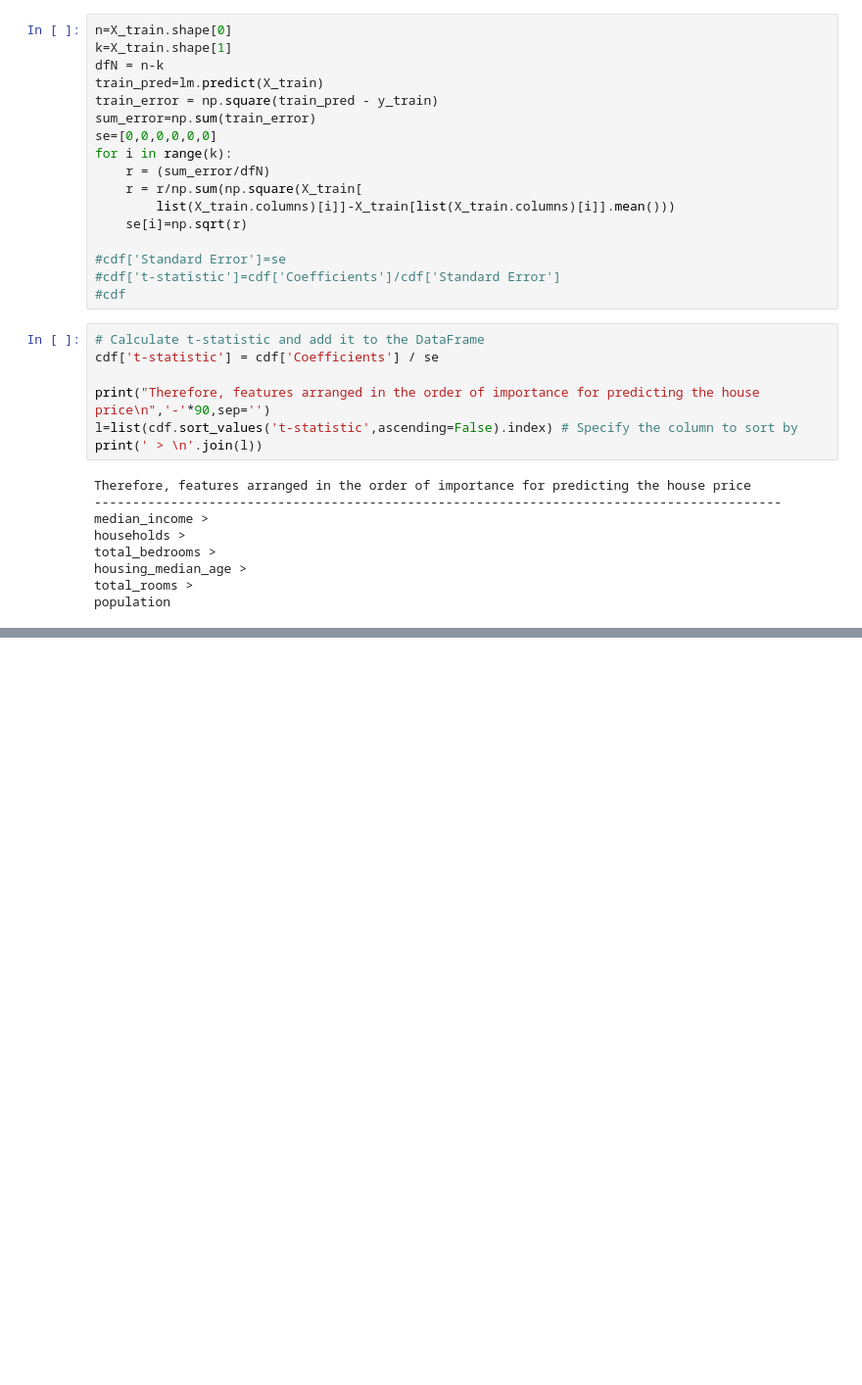
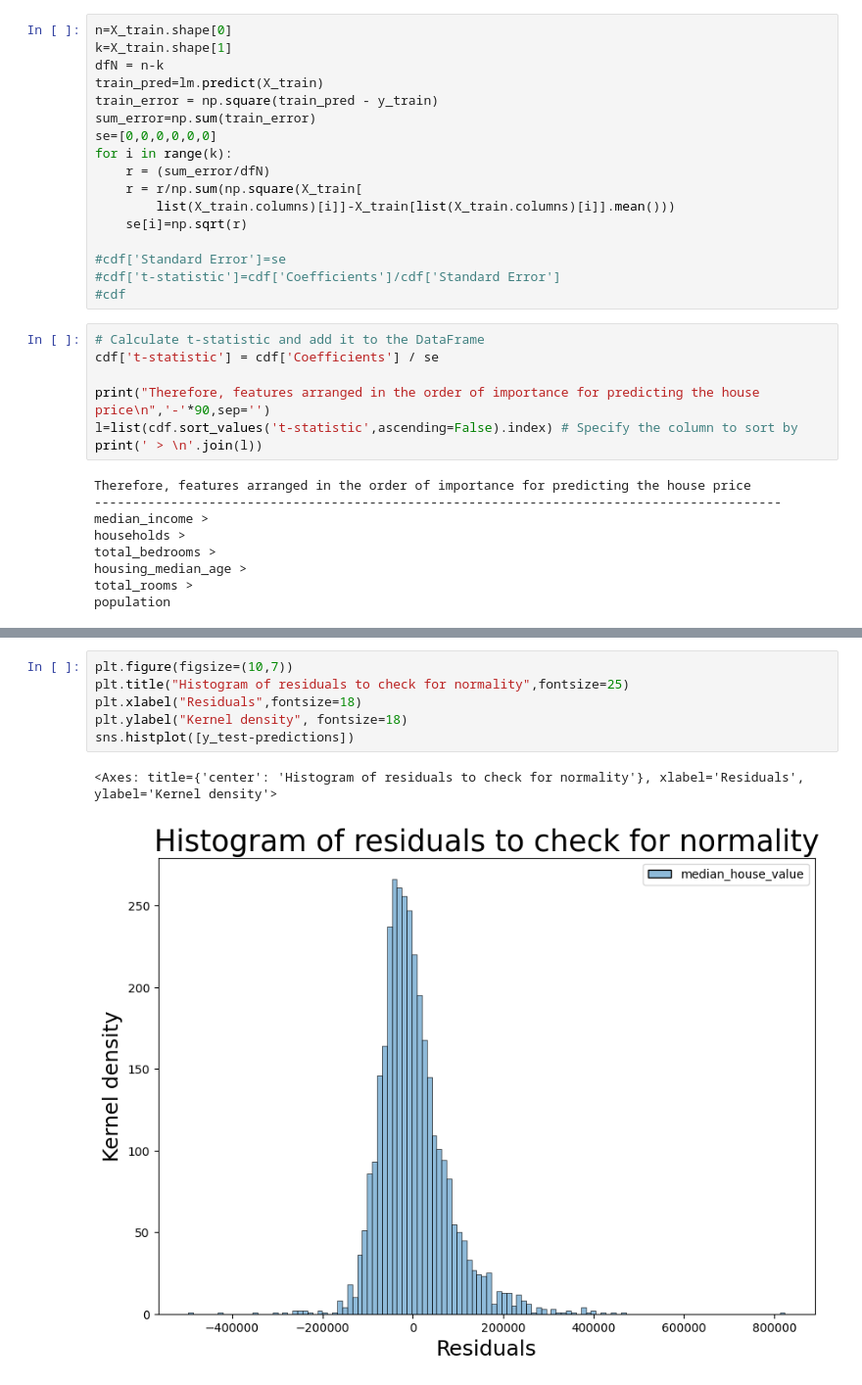
Before and after one commit to 2303A51710Viveksai/AIML-2025, a Jupyter notebook: lab_4.ipynb, the cells around one changed output, grey strips where cells are left out. Shown at 98% size. Drawn from its saved outputs; the diff is of its cells as text; blank space fills up the shorter version.

```diff
--- a/lab_4.ipynb
+++ b/lab_4.ipynb
@@ -218,0 +281,9 @@ population
+# %%
+plt.figure(figsize=(10,7))
+plt.title("Histogram of residuals to check for normality",fontsize=25)
+plt.xlabel("Residuals",fontsize=18)
+plt.ylabel("Kernel density", fontsize=18)
+sns.histplot([y_test-predictions])
+# %% [output]
+<Axes: title={'center': 'Histogram of residuals to check for normality'}, xlabel='Residuals', ylabel='Kernel density'>
+[figure, added]
```
Also changed, not shown: parts of 9 cells of this notebook.
